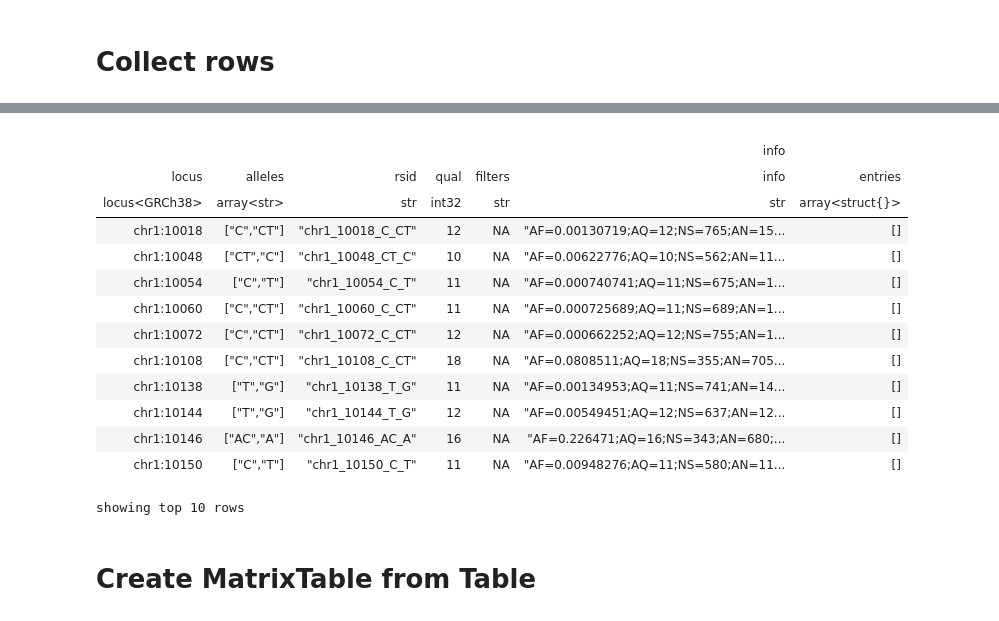
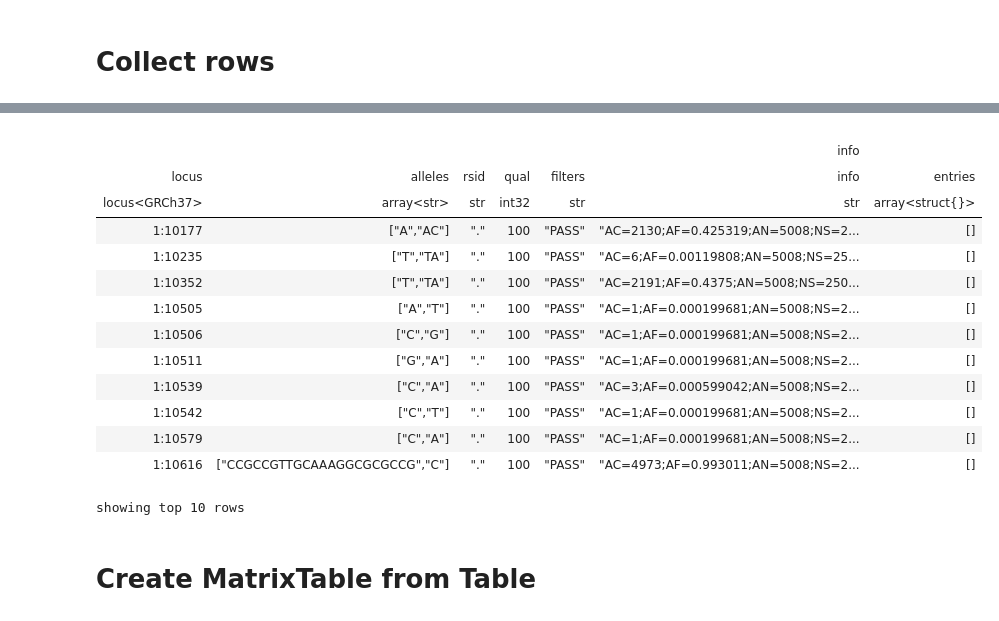
Before and after one commit to PHILIPP111007/matrix_table_consumer, a Jupyter notebook: main.ipynb, the cells around one changed output, grey strips where cells are left out. Saved outputs shown, nothing was run; the diff lists cells and outputs as text; code cells hidden in the pictures.

```diff
--- a/main.ipynb
+++ b/main.ipynb
@@ -153,4 +128,0 @@ rows[:5]
-# %%
-consumer = MatrixTableConsumer()
-rows = consumer.collect(num_rows=1, vcf_path=vcf_mini_path, is_gzip=False)
-rows
@@ -168,4 +132,4 @@ rows
 # %%
-rows = consumer.collect_all(vcf_path=vcf_subset_path, is_gzip=False)
+rows = consumer.collect_all(num_cpu=NUM_CPU)
 rows[:2]
 # %% [output]
@@ -190,3 +143,0 @@ rows[:2]
-# %%
-rows = consumer.collect_all(vcf_path=vcf_big_path, is_gzip=True)
-rows[:2]
@@ -217,4 +146,4 @@ print(len(rows))
 # %%
-rows_hail = consumer.convert_rows_to_hail(rows=rows, reference_genome="GRCh38")
+rows_hail = consumer.convert_rows_to_hail(rows=rows)
 rows_hail[:5]
 # %% [output]
@@ -226,21 +164,21 @@ rows_hail[:5]
 # %%
-t = consumer.create_hail_table(rows=rows_hail, reference_genome="GRCh38")
+t = consumer.create_hail_table(rows=rows_hail)
 t.show()
 # %% [output]
 |  |  |  |  |  |  |  |
 |  |  |  |  |  | info |  |
 | locus | alleles | rsid | qual | filters | info | entries |
-| locus<GRCh38> | array<str> | str | int32 | str | str | array<struct{}> |
-| chr1:10018 | ["C","CT"] | "chr1_10018_C_CT" | 12 | NA | "AF=0.00130719;AQ=12;NS=765;AN=15... | [] |
-| chr1:10048 | ["CT","C"] | "chr1_10048_CT_C" | 10 | NA | "AF=0.00622776;AQ=10;NS=562;AN=11... | [] |
-| chr1:10054 | ["C","T"] | "chr1_10054_C_T" | 11 | NA | "AF=0.000740741;AQ=11;NS=675;AN=1... | [] |
-| chr1:10060 | ["C","CT"] | "chr1_10060_C_CT" | 11 | NA | "AF=0.000725689;AQ=11;NS=689;AN=1... | [] |
-| chr1:10072 | ["C","CT"] | "chr1_10072_C_CT" | 12 | NA | "AF=0.000662252;AQ=12;NS=755;AN=1... | [] |
-| chr1:10108 | ["C","CT"] | "chr1_10108_C_CT" | 18 | NA | "AF=0.0808511;AQ=18;NS=355;AN=705... | [] |
-| chr1:10138 | ["T","G"] | "chr1_10138_T_G" | 11 | NA | "AF=0.00134953;AQ=11;NS=741;AN=14... | [] |
-| chr1:10144 | ["T","G"] | "chr1_10144_T_G" | 12 | NA | "AF=0.00549451;AQ=12;NS=637;AN=12... | [] |
-| chr1:10146 | ["AC","A"] | "chr1_10146_AC_A" | 16 | NA | "AF=0.226471;AQ=16;NS=343;AN=680;... | [] |
-| chr1:10150 | ["C","T"] | "chr1_10150_C_T" | 11 | NA | "AF=0.00948276;AQ=11;NS=580;AN=11... | [] |
+| locus<GRCh37> | array<str> | str | int32 | str | str | array<struct{}> |
+| 1:10177 | ["A","AC"] | "." | 100 | "PASS" | "AC=2130;AF=0.425319;AN=5008;NS=2... | [] |
+| 1:10235 | ["T","TA"] | "." | 100 | "PASS" | "AC=6;AF=0.00119808;AN=5008;NS=25... | [] |
+| 1:10352 | ["T","TA"] | "." | 100 | "PASS" | "AC=2191;AF=0.4375;AN=5008;NS=250... | [] |
+| 1:10505 | ["A","T"] | "." | 100 | "PASS" | "AC=1;AF=0.000199681;AN=5008;NS=2... | [] |
+| 1:10506 | ["C","G"] | "." | 100 | "PASS" | "AC=1;AF=0.000199681;AN=5008;NS=2... | [] |
+| 1:10511 | ["G","A"] | "." | 100 | "PASS" | "AC=1;AF=0.000199681;AN=5008;NS=2... | [] |
+| 1:10539 | ["C","A"] | "." | 100 | "PASS" | "AC=3;AF=0.000599042;AN=5008;NS=2... | [] |
+| 1:10542 | ["C","T"] | "." | 100 | "PASS" | "AC=1;AF=0.000199681;AN=5008;NS=2... | [] |
+| 1:10579 | ["C","A"] | "." | 100 | "PASS" | "AC=1;AF=0.000199681;AN=5008;NS=2... | [] |
+| 1:10616 | ["CCGCCGTTGCAAAGGCGCGCCG","C"] | "." | 100 | "PASS" | "AC=4973;AF=0.993011;AN=5008;NS=2... | [] |
 showing top 10 rows
 # %% [markdown]
 # Create MatrixTable from Table
```
Also changed, not shown: parts of 13 cells of this notebook, 2 other files.
